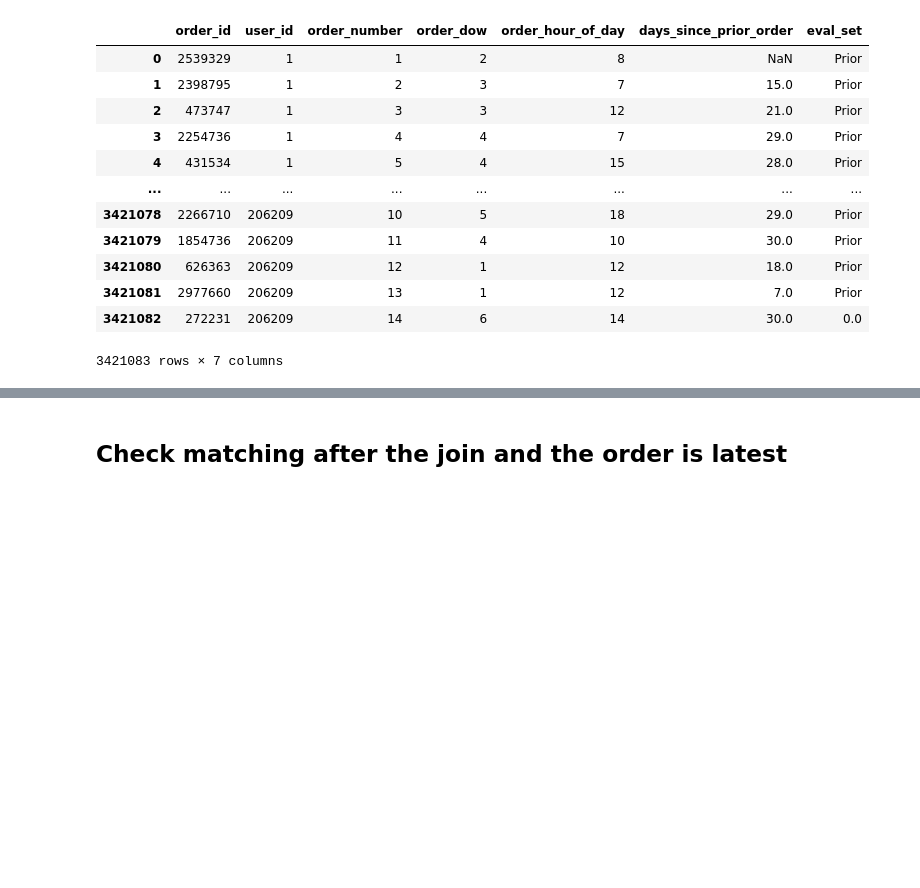
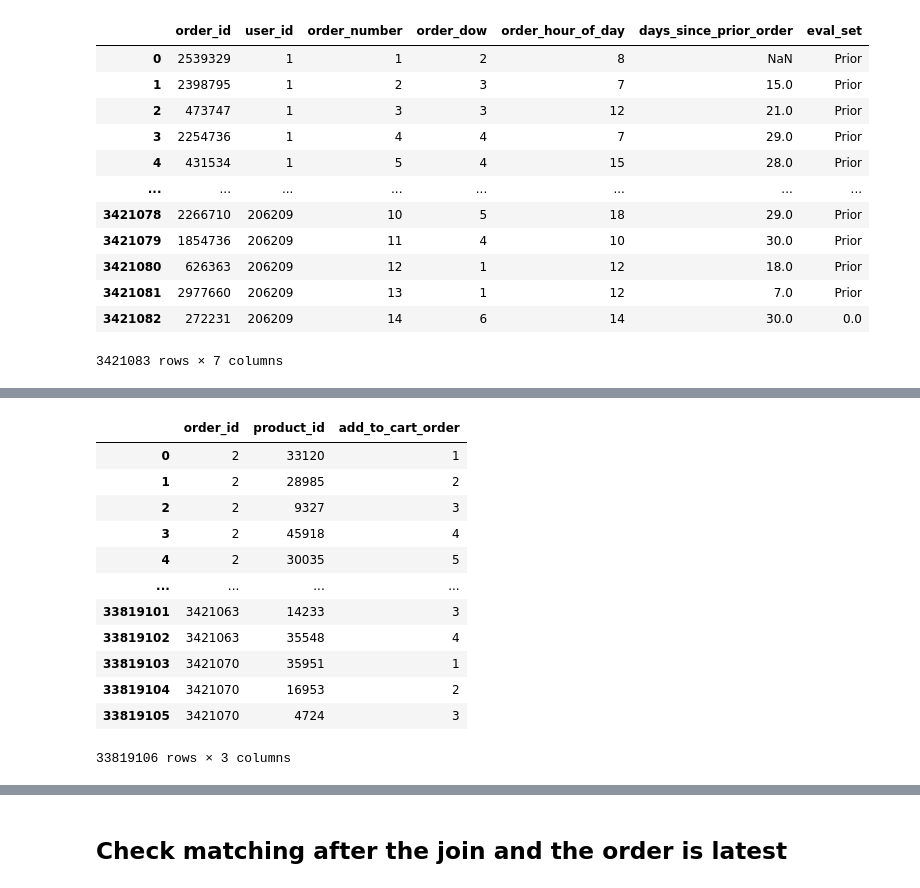
Before and after one commit to Jinglinhui/My-codes, a Jupyter notebook: test_train.ipynb, the cells around one changed output, grey strips where cells are left out. Cells and saved outputs as stored; diff of their text form; code cells hidden in the pictures; blank space fills up the shorter version.

```diff
--- a/test_train.ipynb
+++ b/test_train.ipynb
@@ -81 +85,18 @@ df1
+# %%
+distinct_order_products=pd.merge(distinct_order_id,order_products,on='order_id')
+distinct_order_products
+# %% [output]
+|  | order_id | product_id | add_to_cart_order |
+| 0 | 2 | 33120 | 1 |
+| 1 | 2 | 28985 | 2 |
+| 2 | 2 | 9327 | 3 |
+| 3 | 2 | 45918 | 4 |
+| 4 | 2 | 30035 | 5 |
+| ... | ... | ... | ... |
+| 33819101 | 3421063 | 14233 | 3 |
+| 33819102 | 3421063 | 35548 | 4 |
+| 33819103 | 3421070 | 35951 | 1 |
+| 33819104 | 3421070 | 16953 | 2 |
+| 33819105 | 3421070 | 4724 | 3 |
+33819106 rows × 3 columns
 # %%
```
Also changed, not shown: parts of 17 cells of this notebook.
